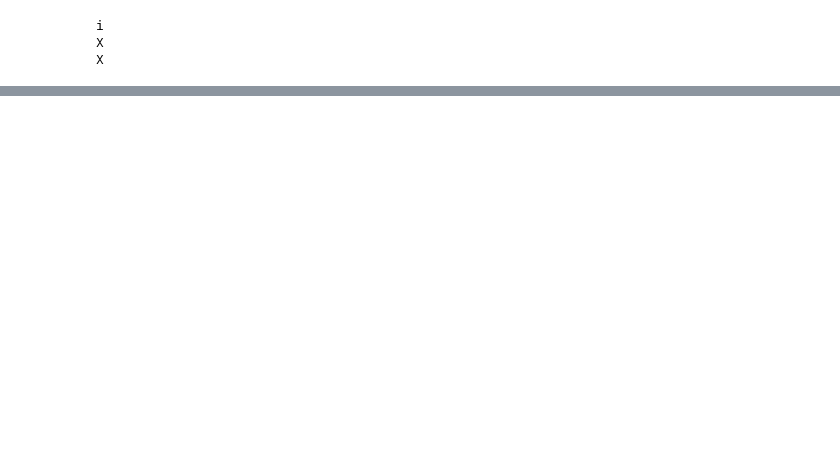
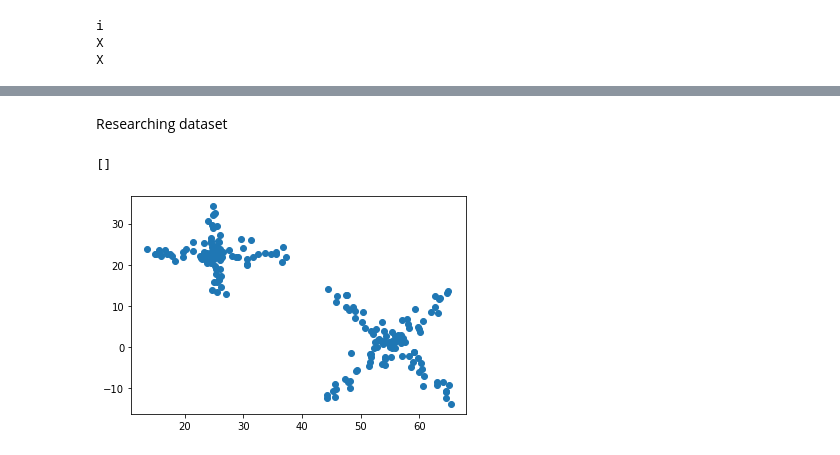
Before and after one commit to Jack55rus/clusters, a Jupyter notebook: Main.ipynb, the cells around one changed output, grey strips where cells are left out. Saved outputs shown, nothing was run; the diff lists cells and outputs as text; code cells hidden in the pictures; blank space fills up the shorter version.

```diff
--- a/Main.ipynb
+++ b/Main.ipynb
@@ -64 +65,3 @@ df
 206 rows × 4 columns
+# %% [markdown]
+Researching dataset
@@ -64,0 +70,5 @@ df
+# %%
+plt.scatter(df['X1'], df['X2'])
+# %% [output]
+[]
+[figure, added]
```
Also changed, not shown: parts of 10 cells of this notebook, 1 other file.
